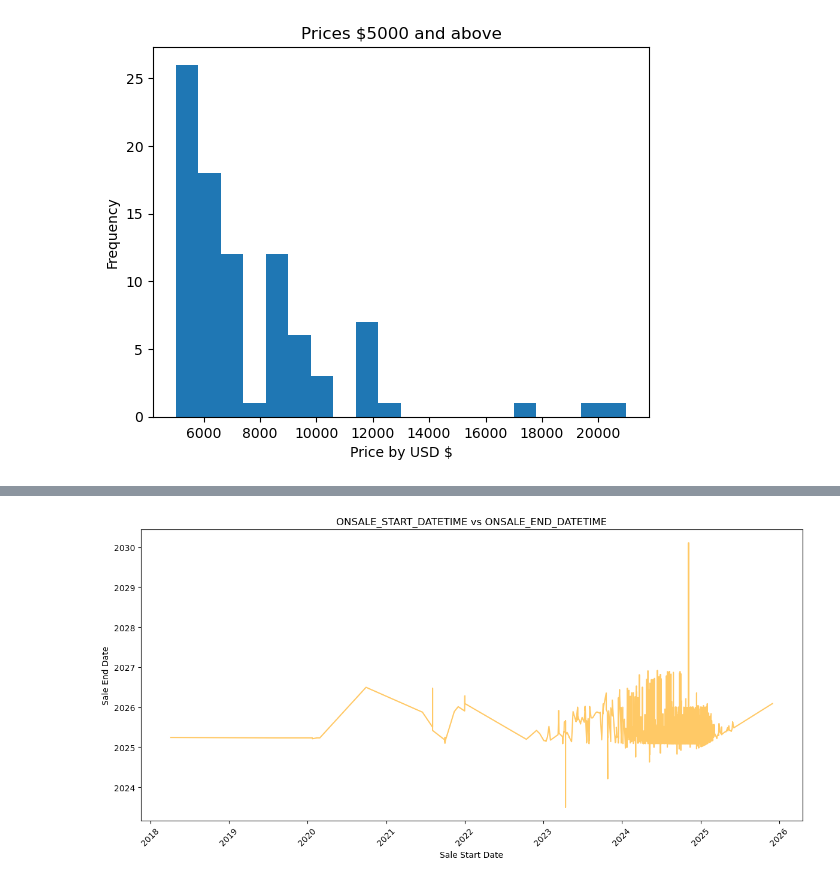
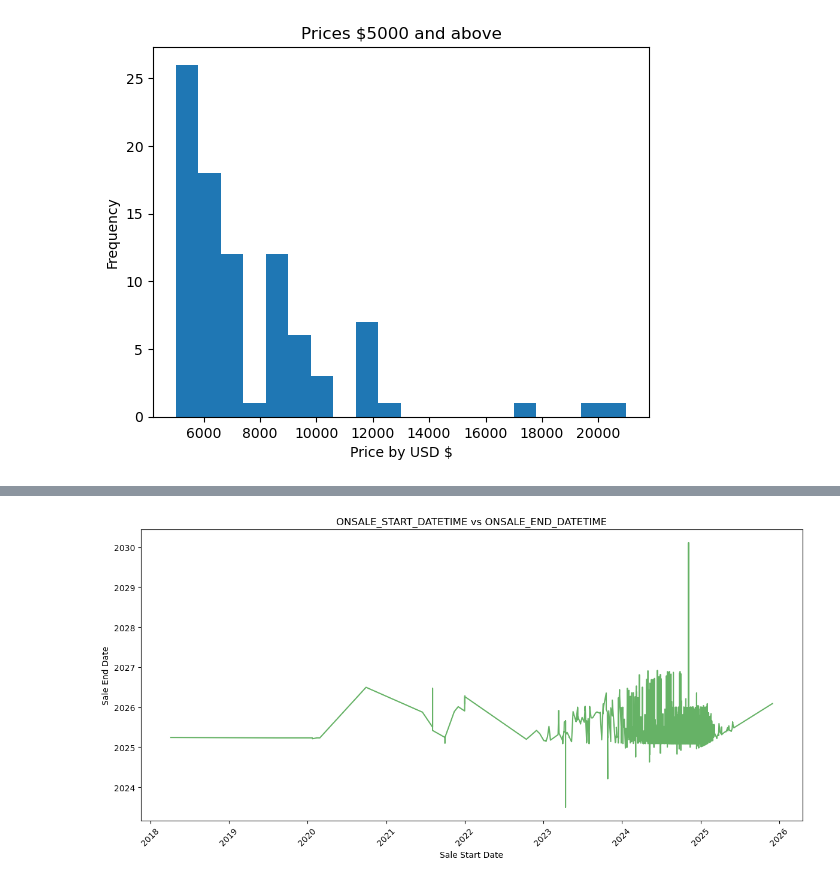
Before and after one commit to dq93/TicketMasterAPI, a Jupyter notebook: notebooks/Daniel_eda.ipynb, the cells around one changed output, grey strips where cells are left out. Saved outputs shown, nothing was run; the diff lists cells and outputs as text; code cells hidden in the pictures.

Commit message:
updating Daniel_eda with new visualizations

```diff
--- a/notebooks/Daniel_eda.ipynb
+++ b/notebooks/Daniel_eda.ipynb
@@ -233,21 +228,21 @@ plt.show()
 # %%
-# Ensure the datetime columns are correctly formatted
+# ensure the datetime columns are correctly formatted
 datetime_df['ONSALE_START_DATETIME'] = pd.to_datetime(datetime_df['ONSALE_START_DATETIME'], errors='coerce')
 datetime_df['ONSALE_END_DATETIME'] = pd.to_datetime(datetime_df['ONSALE_END_DATETIME'], errors='coerce')
 
-# Drop rows where either of the datetime columns has NaT (optional)
+# drop rows where either of the datetime columns has NaT (optional)
 datetime_df = datetime_df.dropna(subset=['ONSALE_START_DATETIME', 'ONSALE_END_DATETIME'])
 
-# Sort the dataframe by the start datetime
+# sort the dataframe by the start datetime
 datetime_df = datetime_df.sort_values(by='ONSALE_START_DATETIME')
 
 plt.figure(figsize=(12, 6))
-plt.plot(datetime_df['ONSALE_START_DATETIME'], datetime_df['ONSALE_END_DATETIME'], alpha=0.6, color='orange')
+plt.plot(datetime_df['ONSALE_START_DATETIME'], datetime_df['ONSALE_END_DATETIME'], alpha=0.6, color='green')
 plt.title('ONSALE_START_DATETIME vs ONSALE_END_DATETIME')
 plt.xlabel('Sale Start Date')
 plt.ylabel('Sale End Date')
 plt.xticks(rotation=45)
 plt.tight_layout()
 plt.show()
 # %% [output]
-[figure, old version]
+[figure, new version]
```
Also changed, not shown: parts of 11 cells of this notebook.
